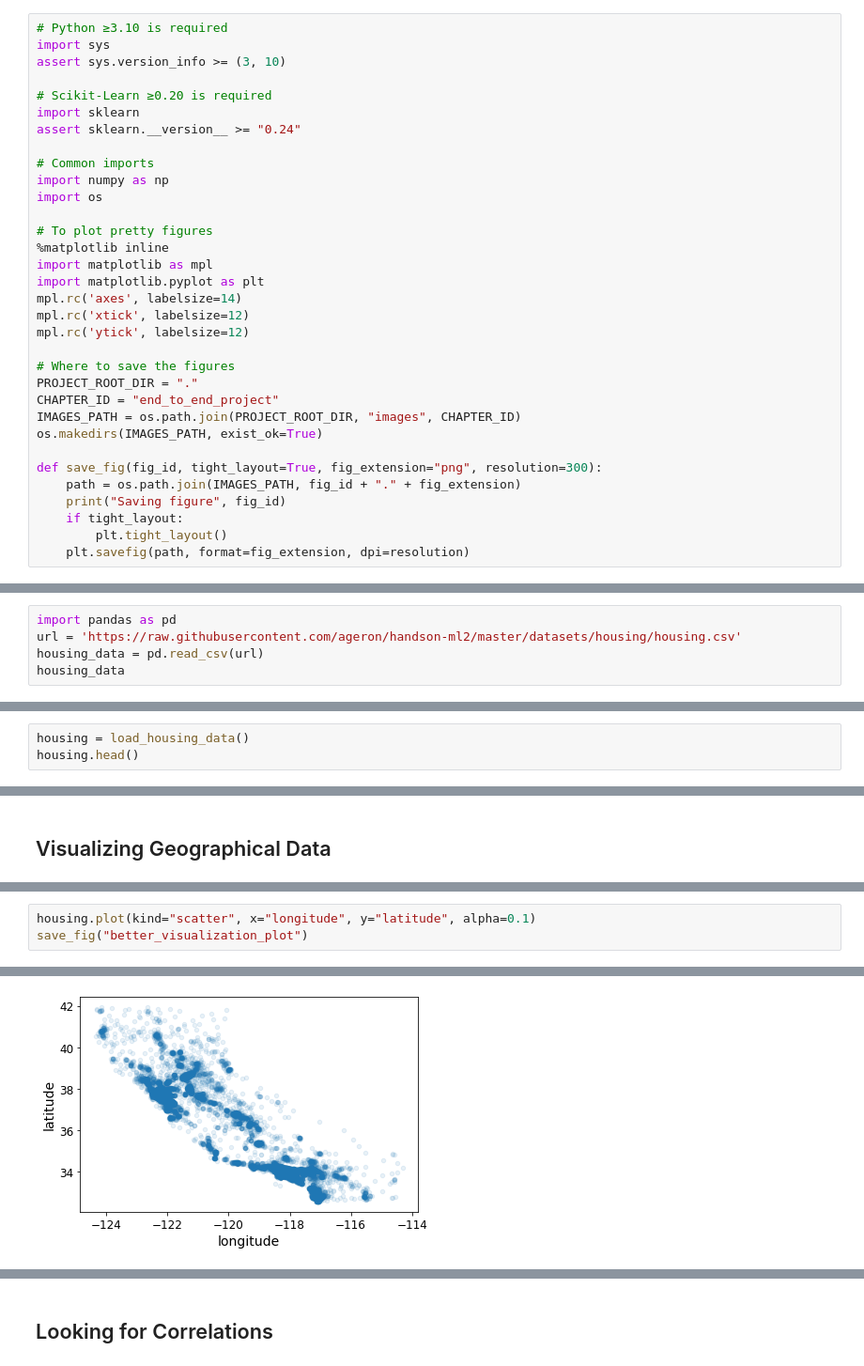
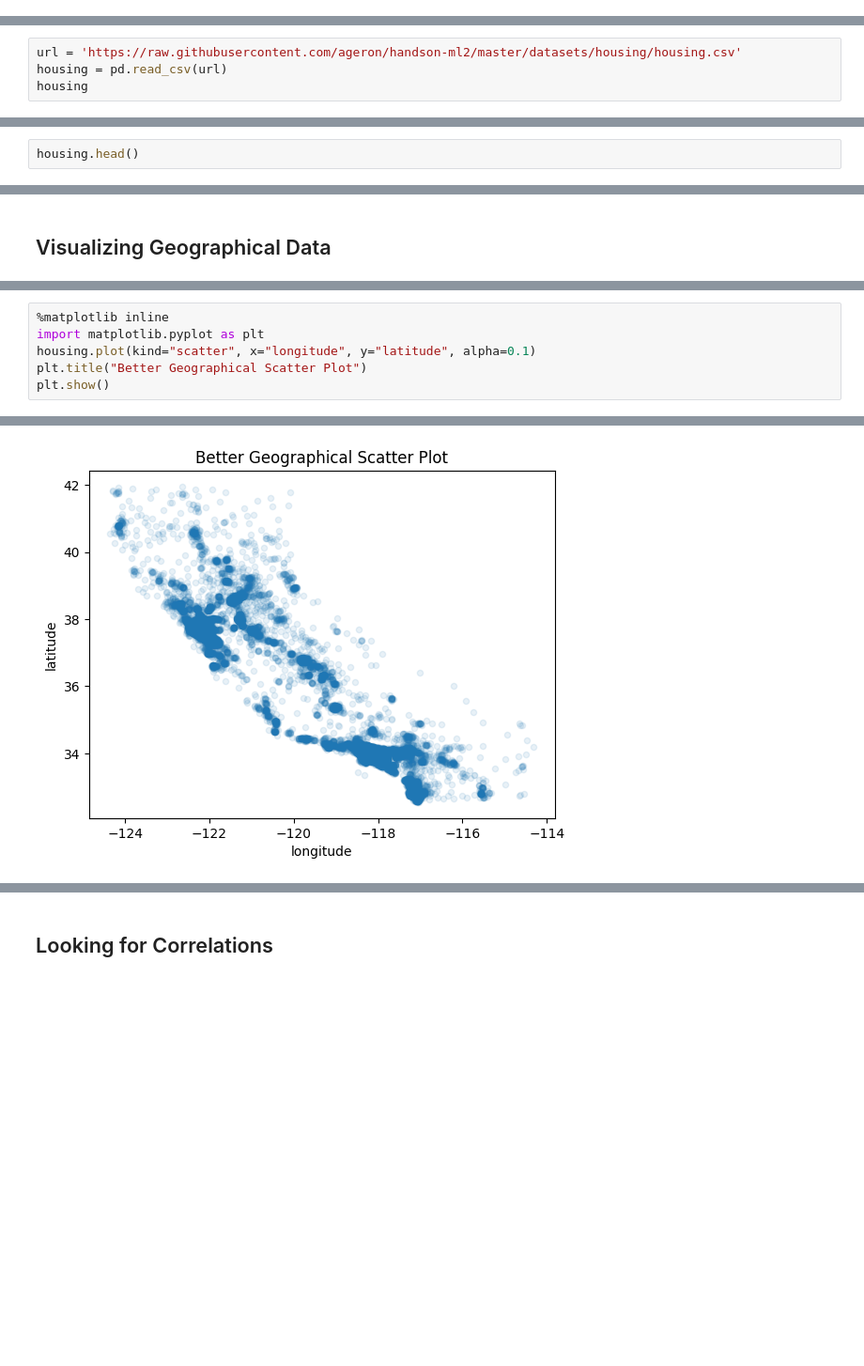
Before and after one commit to iupui-soic/pybootcamp, a Jupyter notebook: keerthikasunchu_day2.ipynb, the cells around one changed output, grey strips where cells are left out. Shown at 94% size. Cells and saved outputs as stored; diff of their text form; blank space fills up the shorter version.

```diff
--- a/keerthikasunchu_day2.ipynb
+++ b/keerthikasunchu_day2.ipynb
@@ -20,33 +19,0 @@ First, let's import a few common modules, ensure MatplotLib plots figures inline
-# %%
-# Python ≥3.10 is required
-import sys
-assert sys.version_info >= (3, 10)
-
-# Scikit-Learn ≥0.20 is required
-import sklearn
-assert sklearn.__version__ >= "0.24"
-
-# Common imports
-import numpy as np
-import os
-
-# To plot pretty figures
-%matplotlib inline
-import matplotlib as mpl
-import matplotlib.pyplot as plt
-mpl.rc('axes', labelsize=14)
-mpl.rc('xtick', labelsize=12)
-mpl.rc('ytick', labelsize=12)
-
-# Where to save the figures
-PROJECT_ROOT_DIR = "."
-CHAPTER_ID = "end_to_end_project"
-IMAGES_PATH = os.path.join(PROJECT_ROOT_DIR, "images", CHAPTER_ID)
-os.makedirs(IMAGES_PATH, exist_ok=True)
-
-def save_fig(fig_id, tight_layout=True, fig_extension="png", resolution=300):
-    path = os.path.join(IMAGES_PATH, fig_id + "." + fig_extension)
-    print("Saving figure", fig_id)
-    if tight_layout:
-        plt.tight_layout()
-    plt.savefig(path, format=fig_extension, dpi=resolution)
@@ -57,8 +33,7 @@ def save_fig(fig_id, tight_layout=True, fig_extension="png", resolution=300):
 # %%
-import pandas as pd
 url = 'https://raw.githubusercontent.com/ageron/handson-ml2/master/datasets/housing/housing.csv'
-housing_data = pd.read_csv(url)
-housing_data
+housing = pd.read_csv(url)
+housing
 # %% [output]
 |  | longitude | latitude | housing_median_age | total_rooms | total_bedrooms | population | households | ... |
 | 0 | -122.23 | 37.88 | 41.0 | 880.0 | 129.0 | 322.0 | 126.0 | ... |
@@ -76,7 +51,6 @@ housing_data
 # %% [markdown]
 ## Take a Quick Look at the Data Structure
 # %%
-housing = load_housing_data()
 housing.head()
 # %% [output]
 |  | longitude | latitude | housing_median_age | total_rooms | total_bedrooms | population | households | ... |
@@ -297,4 +267,7 @@ Saving figure bad_visualization_plot
 # %%
+%matplotlib inline
+import matplotlib.pyplot as plt
 housing.plot(kind="scatter", x="longitude", y="latitude", alpha=0.1)
-save_fig("better_visualization_plot")
+plt.title("Better Geographical Scatter Plot")
+plt.show()
 # %% [output]
@@ -302 +274 @@ Saving figure better_visualization_plot
-[figure, old version]
+[figure, new version]
```
Also changed, not shown: parts of 26 cells of this notebook.
